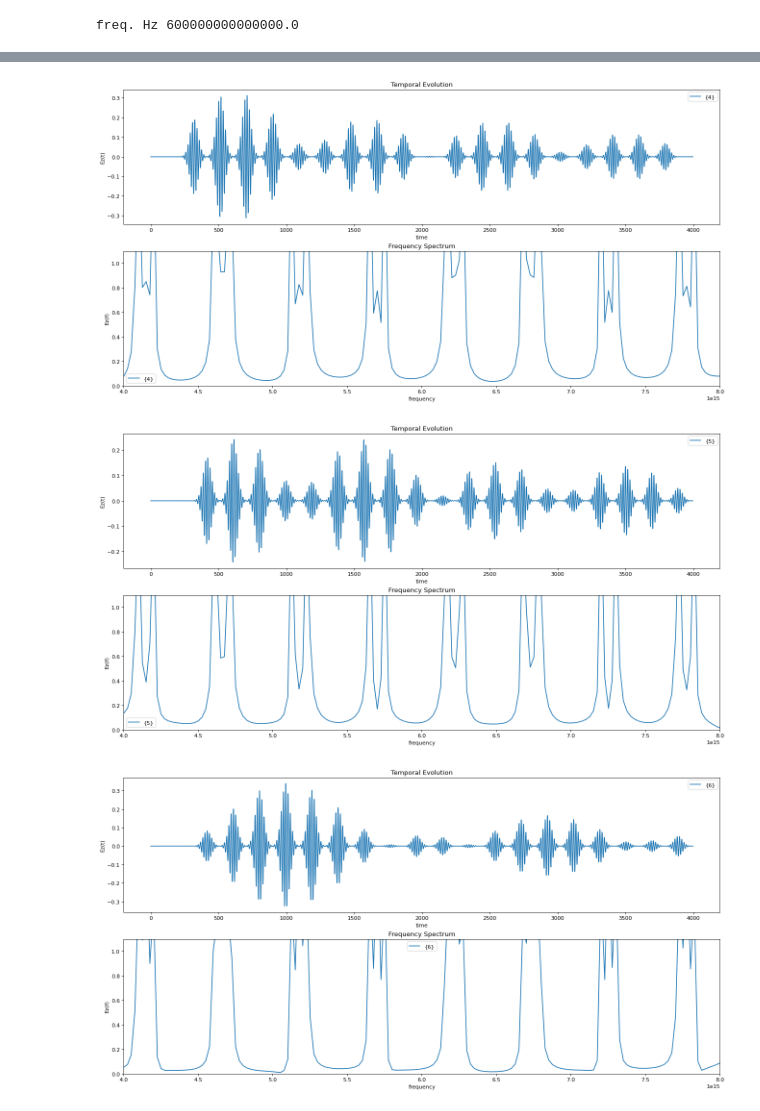
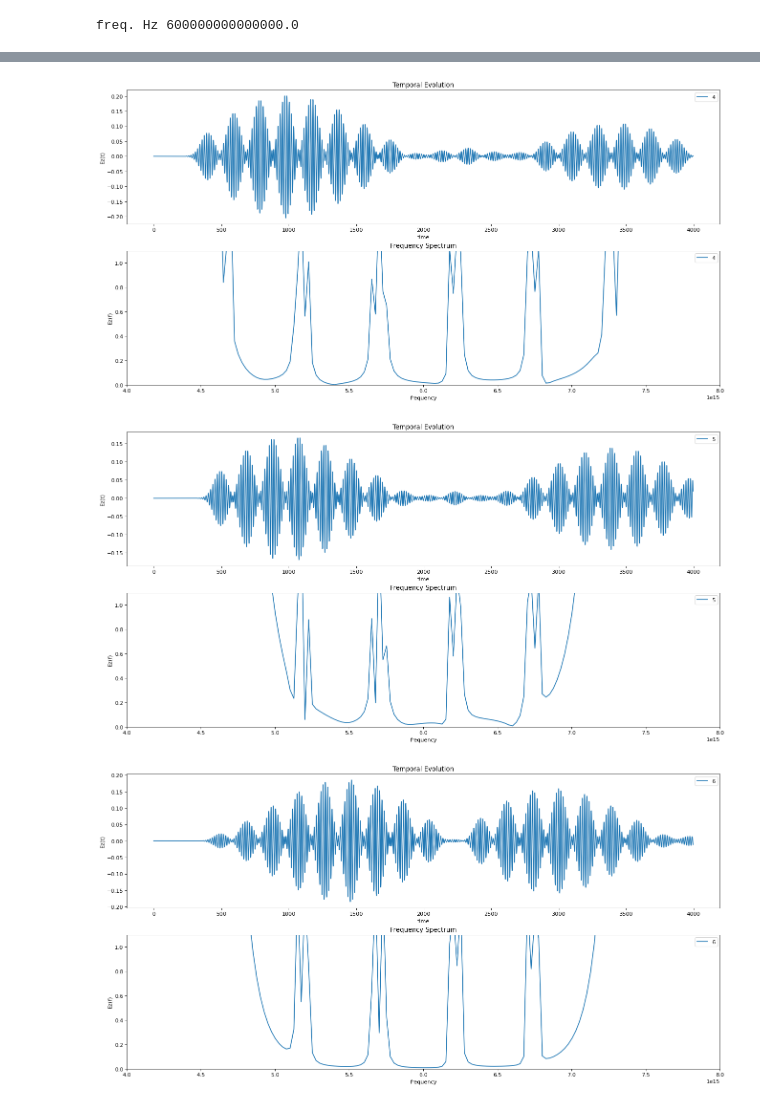
Before and after one commit to Mitalikapoor15/Project, a Jupyter notebook: python_fdtd/final_complex.ipynb, the cells around one changed output, grey strips where cells are left out. Cells and saved outputs as stored; diff of their text form; code cells hidden in the pictures.

```diff
--- a/python_fdtd/final_complex.ipynb
+++ b/python_fdtd/final_complex.ipynb
@@ -20,12 +20,12 @@ from func import *
 SIZE = 100
 imp0 = 377
 xs0 = 50  # source position for the segment 0
-tau = 0.9
+tau = 0.96
 # kappa = 1j* m.sqrt(1-tau**2) # not working yet for complex number
 
-maxTime = 4000
+maxTime = 6000
 
-rings_no = 5
+rings_no = 12   #out of N rings defined, 2 will be the input and output port (the first segment will have the source as the only connection; the last segment is redundant, the second last segment will act as the drop port.)
 N_seg = rings_no*2
 
 sources = Sources(rings_no)  #working for any number of rings
@@ -109,10 +106,10 @@ for ii in range(N_seg):
 # %% [output]
 freq. Hz 600000000000000.0
 # %%
-f, ax = plt.subplots(1,N_seg, figsize=(15,10))
+f, ax = plt.subplots(1,N_seg-1, figsize=(15,10))
 
 vmax_val = np.max(np.real(ez_tab[0,:,:]))
 
-for ii in range(N_seg):
+for ii in range(N_seg-1):
     ax[ii].imshow(np.real(ez_tab[ii,:,:]), aspect='auto', vmin = 0, vmax = vmax_val , cmap = 'Reds')
 # %% [output]
@@ -141,7 +138,7 @@ for ii in range(N_seg):
 x = range(len(df.iloc[0,:]))
 # print(x)
 
-for ii in range(N_seg):
+for ii in range(N_seg-1):
     figure(figsize=(20,10), dpi=80)
     plt.subplot(2,1,1)
     plt.plot(np.real(Ez[:,ii]), label={ii})
@@ -150,7 +147,7 @@ for ii in range(N_seg):
     plt.ylabel("Ez(t)")
     plt.legend()
     plt.subplot(2,1,2)
-    plt.plot(xf,np.abs(yf[:,ii]/np.abs(yf[:,0])), label={ii})
+    plt.plot(xf,np.abs(yf[:,ii]/(yf[:,0])), label={ii})
     plt.xlim([0.4e16,0.8e16])
     plt.ylim([0,1.1])
     plt.title("Frequency Spectrum")
@@ -166,3 +163,3 @@ for ii in range(N_seg):
-[figure, old version]
+[figure, new version]
-[figure, old version]
+[figure, new version]
-[figure, old version]
+[figure, new version]
```
Also changed, not shown: parts of 5 cells of this notebook, 1 other file.
